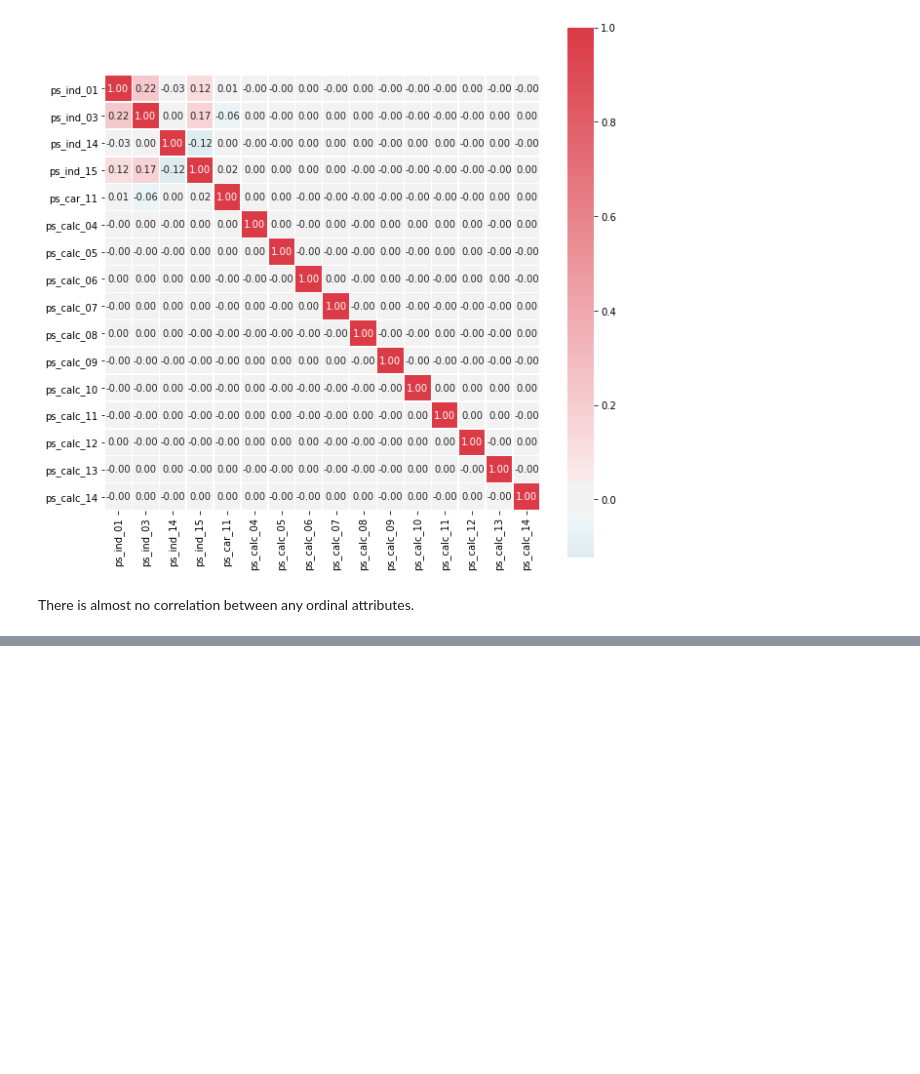
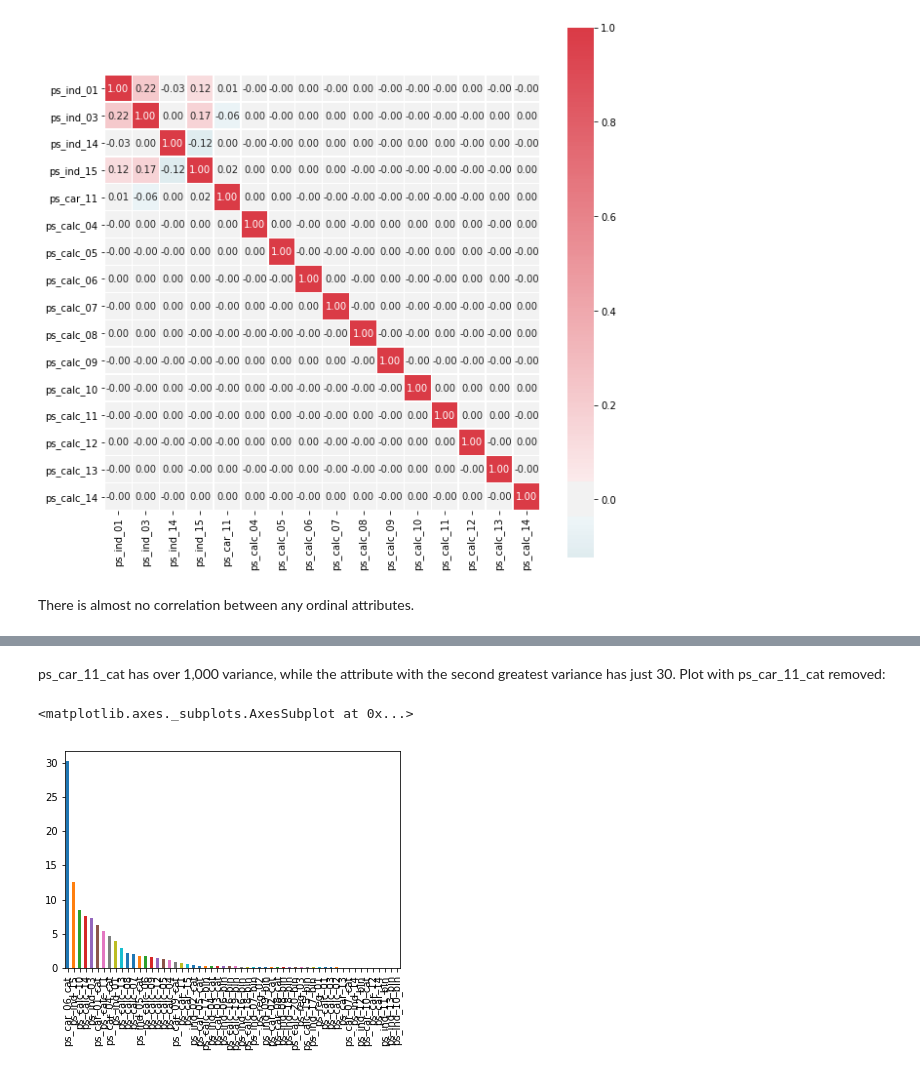
Before and after one commit to jclangst/b365finalproject, a Jupyter notebook: eda/python.ipynb, the cells around one changed output, grey strips where cells are left out. Drawn from its saved outputs; the diff is of its cells as text; code cells hidden in the pictures; blank space fills up the shorter version.

```diff
--- a/eda/python.ipynb
+++ b/eda/python.ipynb
@@ -296,0 +308,7 @@ There is almost no correlation between any ordinal attributes.
+# %% [markdown]
+ps_car_11_cat has over 1,000 variance, while the attribute with the second greatest variance has just 30. Plot with ps_car_11_cat removed:
+# %%
+train_nan[variance_cols].var().sort_values(ascending=False)[1:].plot(kind='bar')
+# %% [output]
+<matplotlib.axes._subplots.AxesSubplot at 0x...>
+[figure, added]
```
Also changed, not shown: parts of 9 cells of this notebook, 1 other file.
